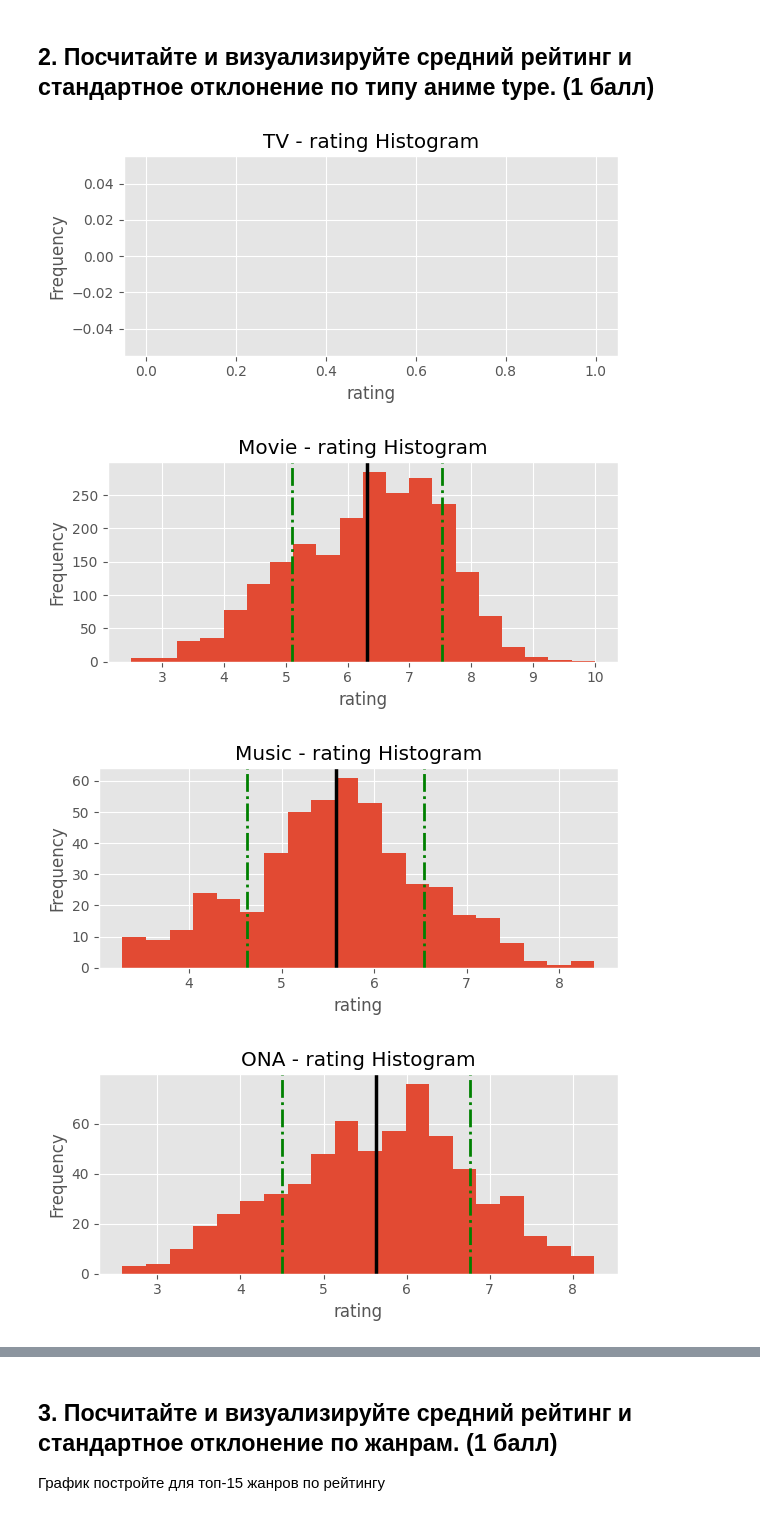
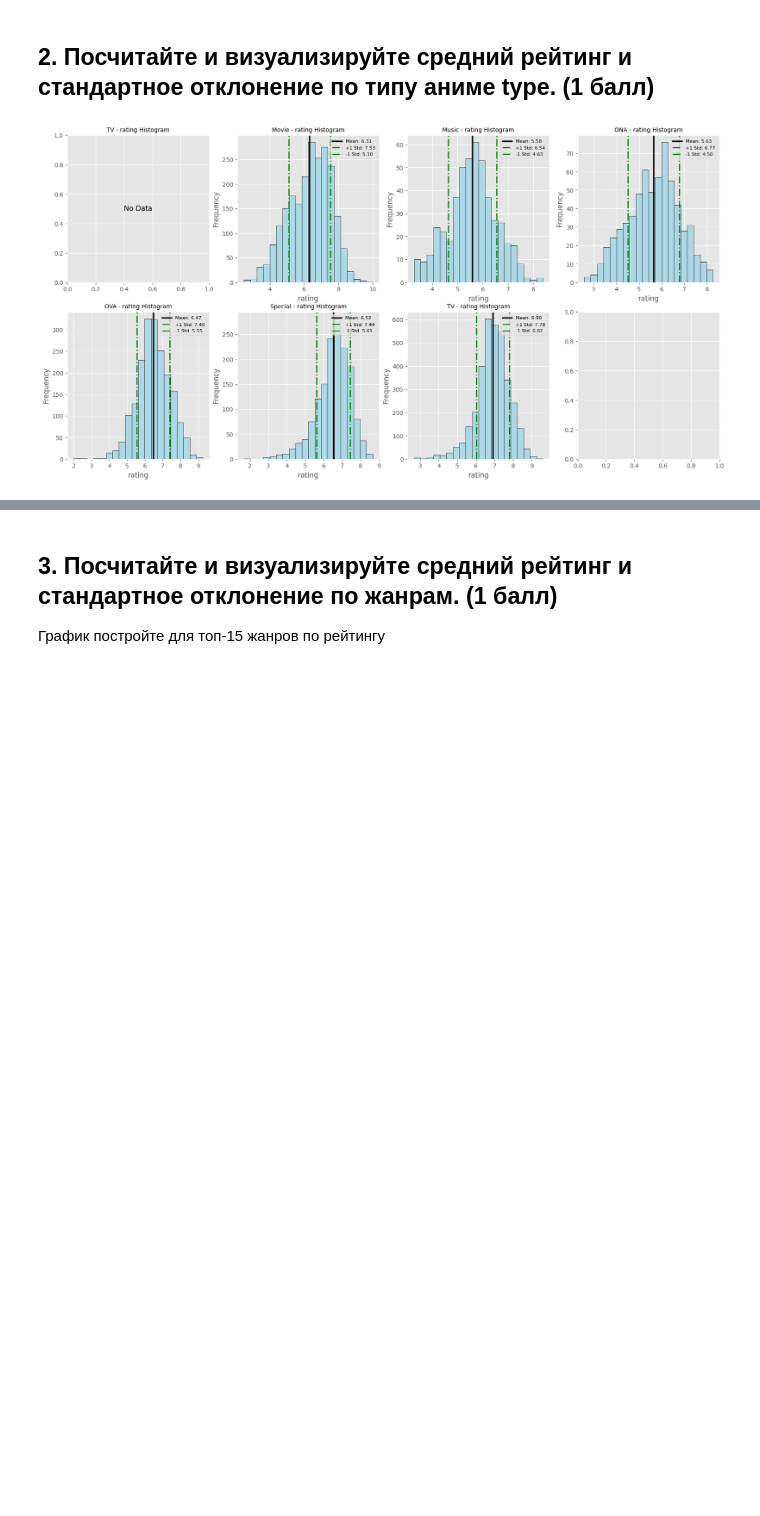
Before and after one commit to Evgenii-Iurin/ITMO, a Jupyter notebook: itmo_math_stat/ITMO_MathStat_HW_1.ipynb, the cells around one changed output, grey strips where cells are left out. Drawn from its saved outputs; the diff is of its cells as text; code cells hidden in the pictures; blank space fills up the shorter version.

```diff
--- a/itmo_math_stat/ITMO_MathStat_HW_1.ipynb
+++ b/itmo_math_stat/ITMO_MathStat_HW_1.ipynb
@@ -93,31 +110,38 @@ visualize_histogram(genre, genre_counts, 'Genre', 'Counts', 'Genre Histogram')
 # %%
 # First, I group the data by Type anime. For each group I calculated the mean and std
 # NOTE : first chart with 'TV' title is empty, I didn't figure out why but it should have 'NaN' title, not 'TV'
 
 categorical_col = 'type_categorical'
 raw_df[categorical_col] = pd.Categorical(raw_df['type']).codes
 groups = raw_df.groupby(categorical_col)
 
-for name, group in groups:
+fig, axs = plt.subplots(2, 4, figsize=(20, 10))
+axs = axs.ravel()
+
+for idx, (name, group) in enumerate(groups):
     category_label = pd.Categorical(raw_df['type']).categories[name]
+    col = 'rating'
+    clean_data = group[col].dropna()
 
-    col = 'rating'
-    m = group[col].mean()
-    std = group[col].std()
+    if clean_data.empty:  # If there are no valid (non-NaN) values, skip this plot
+        axs[idx].text(0.5, 0.5, 'No Data', horizontalalignment='center', verticalalignment='center', fontsize=12)
+        axs[idx].set_title(f'{category_label} - {col} Histogram', fontsize=10)
+        continue
 
-    plt.figure(figsize=(6, 3))
-    ax = group[col].plot(kind='hist', bins=20, title=f'{category_label} - {col} Histogram')
+    m = clean_data.mean()
+    std = clean_data.std()
 
-    ax = plt.axvline(m, c='k', ls='-', lw=2.5)
-    ax = plt.axvline(m + std, c='green', ls='-.', lw=2)
-    ax = plt.axvline(m - std, c='green', ls='-.', lw=2)
+    axs[idx].hist(clean_data, bins=20, color='lightblue', edgecolor='black')
+    axs[idx].set_title(f'{category_label} - {col} Histogram', fontsize=10)
 
+    axs[idx].axvline(m, color='black', linestyle='-', linewidth=2.5, label=f'Mean: {m:.2f}')
 
-    plt.xlabel(col)
-    plt.ylabel('Frequency')
-    plt.tight_layout()
+    axs[idx].axvline(m + std, color='green', linestyle='-.', linewidth=2, label=f'+1 Std: {m + std:.2f}')
+    axs[idx].axvline(m - std, color='green', linestyle='-.', linewidth=2, label=f'-1 Std: {m - std:.2f}')
+
+    axs[idx].set_xlabel(col)
+    axs[idx].set_ylabel('Frequency')
+
+    axs[idx].legend(loc='upper right', fontsize=8)
 # %% [output]
-[figure, old version]
+[figure, new version]
-[figure, removed]
-[figure, removed]
-[figure, removed]
```
Also changed, not shown: parts of 15 cells of this notebook.
